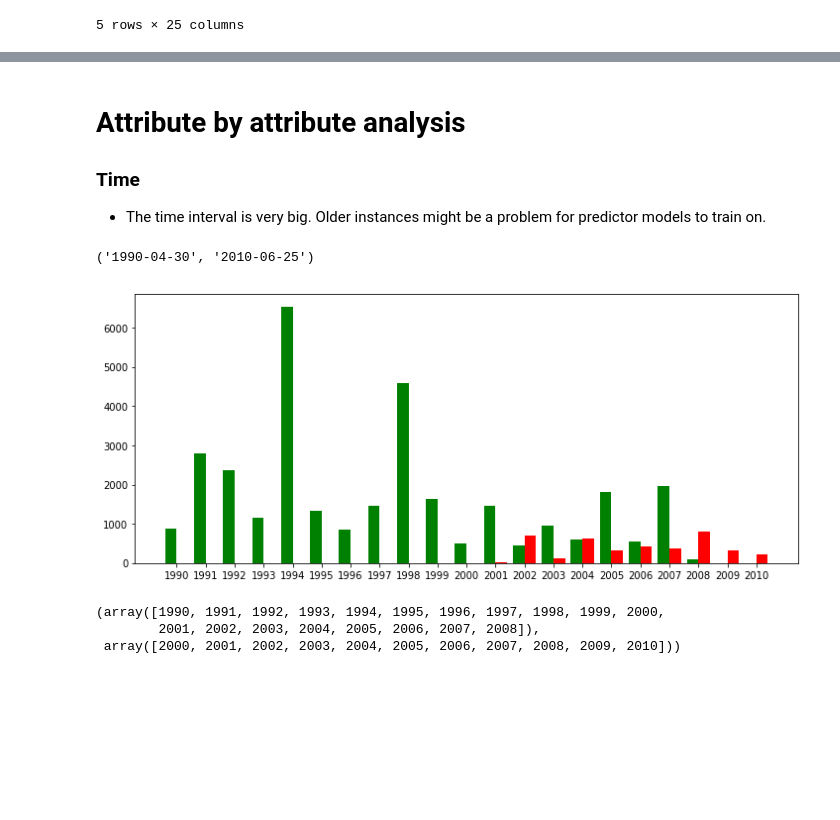
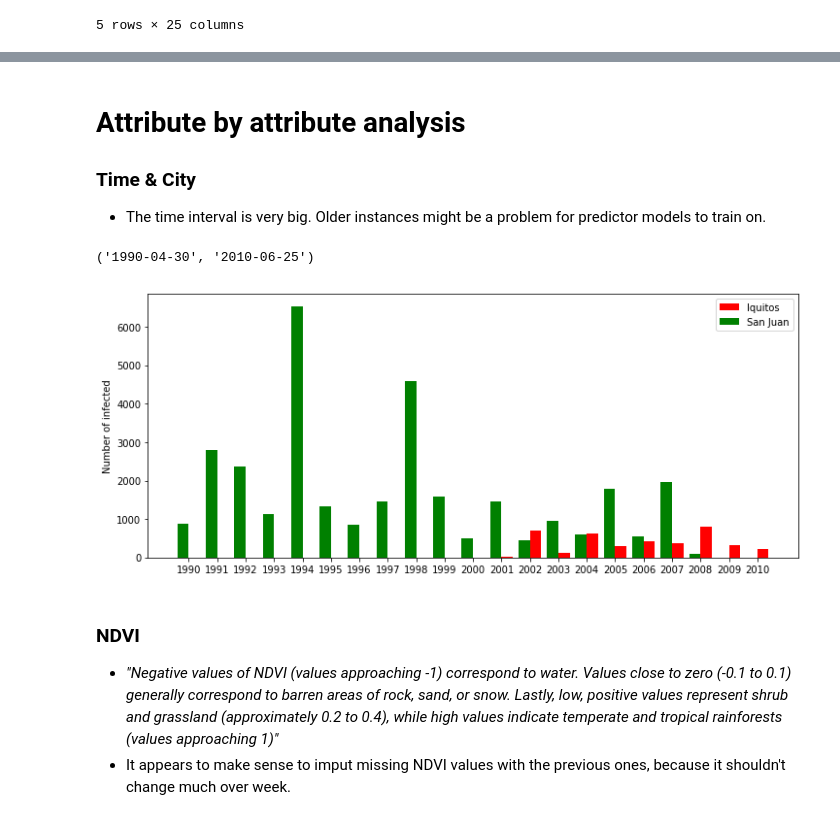
Before and after one commit to MLobo1997/DengAI, a Jupyter notebook: analysis.ipynb, the cells around one changed output, grey strips where cells are left out. Cells and saved outputs as stored; diff of their text form; code cells hidden in the pictures; blank space fills up the shorter version.

```diff
--- a/analysis.ipynb
+++ b/analysis.ipynb
@@ -40,0 +77,6 @@ list(train_data)
+# %%
+train_data = train_data[train_data['weekofyear'] != 53]
+# %%
+months = pd.Series([x[5:7] for x in train_data['week_start_date']])
+cond = np.logical_and((train_data['weekofyear'] == 52).tolist(), (months == '01').tolist())
+train_data[cond]
@@ -40,0 +91,3 @@ list(train_data)
+# %%
+train_data.loc[cond, 'weekofyear'] = 0
+train_data[cond]
@@ -41,6 +102,6 @@ list(train_data)
 # %% [markdown]
 # Attribute by attribute analysis
-### Time
+### Time & City
 * The time interval is very big. Older instances might be a problem for predictor models to train on.
 # %%
 min(train_data['week_start_date']), max(train_data['week_start_date'])
@@ -49,18 +110,18 @@ min(train_data['week_start_date']), max(train_data['week_start_date'])
 # %%
 cases_by_year_sj = train_data[train_data['city'] == 'sj'][['year','total_cases']].groupby(by=['year']).sum()
 cases_by_year_iq = train_data[train_data['city'] == 'iq'][['year','total_cases']].groupby(by=['year']).sum()
 plt.figure(figsize=(12,5))
 w=0.4
 plt.bar(cases_by_year_iq.index.values+w, width=w, height=cases_by_year_iq['total_cases'], align='center', color='red')
 plt.bar(cases_by_year_sj.index.values, width=w, height=cases_by_year_sj['total_cases'], align='center', color='green')
+plt.legend(labels=['Iquitos', 'San Juan'])
+plt.ylabel('Number of infected')
 years = np.array(range(1990, 2011))
 plt.xticks(years+w/2, years)
 plt.show()
 # %% [output]
-[figure, old version]
+[figure, new version]
-# %%
-cases_by_year_sj.index.values, cases_by_year_iq.index.values
-# %% [output]
-(array([1990, 1991, 1992, 1993, 1994, 1995, 1996, 1997, 1998, 1999, 2000,
-        2001, 2002, 2003, 2004, 2005, 2006, 2007, 2008]),
- array([2000, 2001, 2002, 2003, 2004, 2005, 2006, 2007, 2008, 2009, 2010]))
+# %% [markdown]
+### NDVI
+* *"Negative values of NDVI (values approaching -1) correspond to water. Values close to zero (-0.1 to 0.1) generally correspond to barren areas of rock, sand, or snow. Lastly, low, positive values represent shrub and grassland (approximately 0.2 to 0.4), while high values indicate temperate and tropical rainforests (values approaching 1)"*
+* It appears to make sense to imput missing NDVI values with the previous ones, because it shouldn't change much over week.
```
Also changed, not shown: parts of 11 cells of this notebook.
